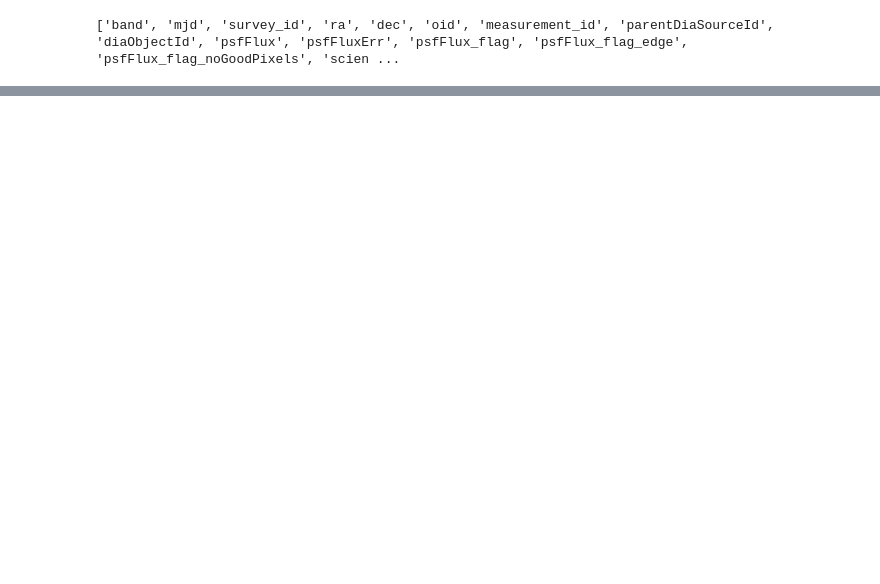
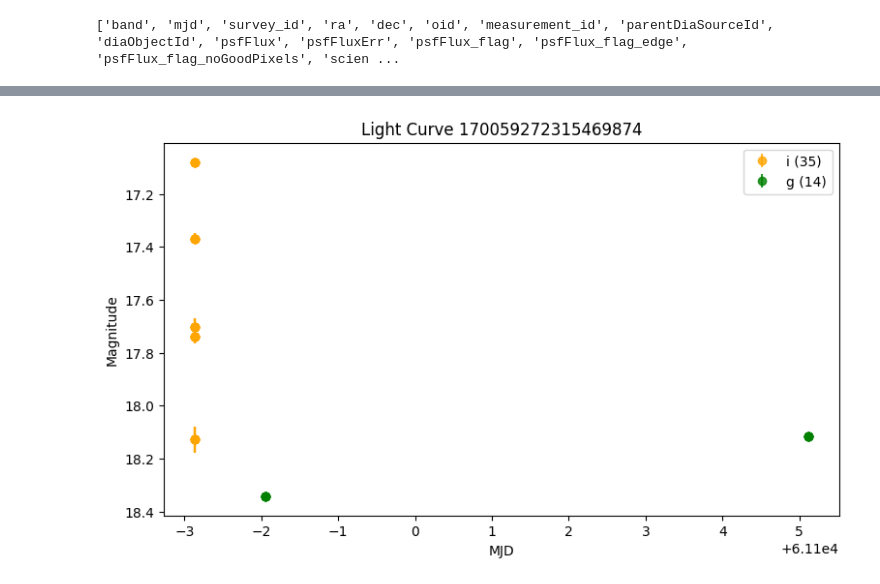
Before and after one commit to jurados/alercehackton2026, a Jupyter notebook: LSST_Candidates.ipynb, the cells around one changed output, grey strips where cells are left out. Cells and saved outputs as stored; diff of their text form; code cells hidden in the pictures; blank space fills up the shorter version.

```diff
--- a/LSST_Candidates.ipynb
+++ b/LSST_Candidates.ipynb
@@ -332,0 +360,10 @@ plt.show()
+# %%
+import pandas as pd
+import numpy as np
+import matplotlib.pyplot as plt
+
+df = pd.read_pickle("df_sn_lsst.pkl")
+
+print("Shape:", df.shape)
+print("Columnas:", df.columns.tolist())
+print("Valores únicos en band:", sorted(df["band"].unique()))
@@ -332,0 +444,78 @@ plt.show()
+# %%
+
+# mapa de bandas
+band_map = {
+    1: "g",
+    2: "r",
+    3: "i",
+    4: "z",
+    5: "y",
+    6: "u"
+}
+
+df["band_name"] = df["band"].map(band_map)
+
+# convertir flujo → magnitud
+ZP = 31.4
+
+df = df[df["psfFlux"] > 0].copy()
+
+df["magpsf"] = -2.5 * np.log10(df["psfFlux"]) + ZP
+df["sigmapsf"] = (2.5 / np.log(10)) * (df["psfFluxErr"] / df["psfFlux"])
+
+df = df[np.isfinite(df["magpsf"])]
+
+colors = {
+    "g": "green",
+    "r": "red",
+    "i": "orange",
+    "z": "purple",
+    "y": "brown",
+    "u": "blue"
+}
+
+count_plotted = 0
+
+for oid, det in df.groupby("oid"):
+
+    # contar puntos por banda
+    counts = det["band_name"].value_counts()
+
+    # condición: alguna banda con >=7 puntos
+    if not (counts >= 10).any():
+        continue
+
+    det = det.sort_values("mjd")
+
+    plt.figure(figsize=(9,5))
+
+    for band in det["band_name"].unique():
+
+        d = det[det["band_name"] == band]
+
+        plt.errorbar(
+            d["mjd"],
+            d["magpsf"],
+            yerr=d["sigmapsf"],
+            fmt="o",
+            color=colors.get(band, "black"),
+            label=f"{band} ({len(d)})",
+            alpha=0.8
+        )
+
+    plt.gca().invert_yaxis()
+
+    plt.xlabel("MJD")
+    plt.ylabel("Magnitude")
+
+    plt.title(f"Light Curve {oid}")
+
+    plt.legend()
+
+    plt.show()
+
+    count_plotted += 1
+
+print("Objetos que cumplen condición:", count_plotted)
+# %% [output]
+[figure, added]
```
Also changed, not shown: parts of 10 cells of this notebook.
